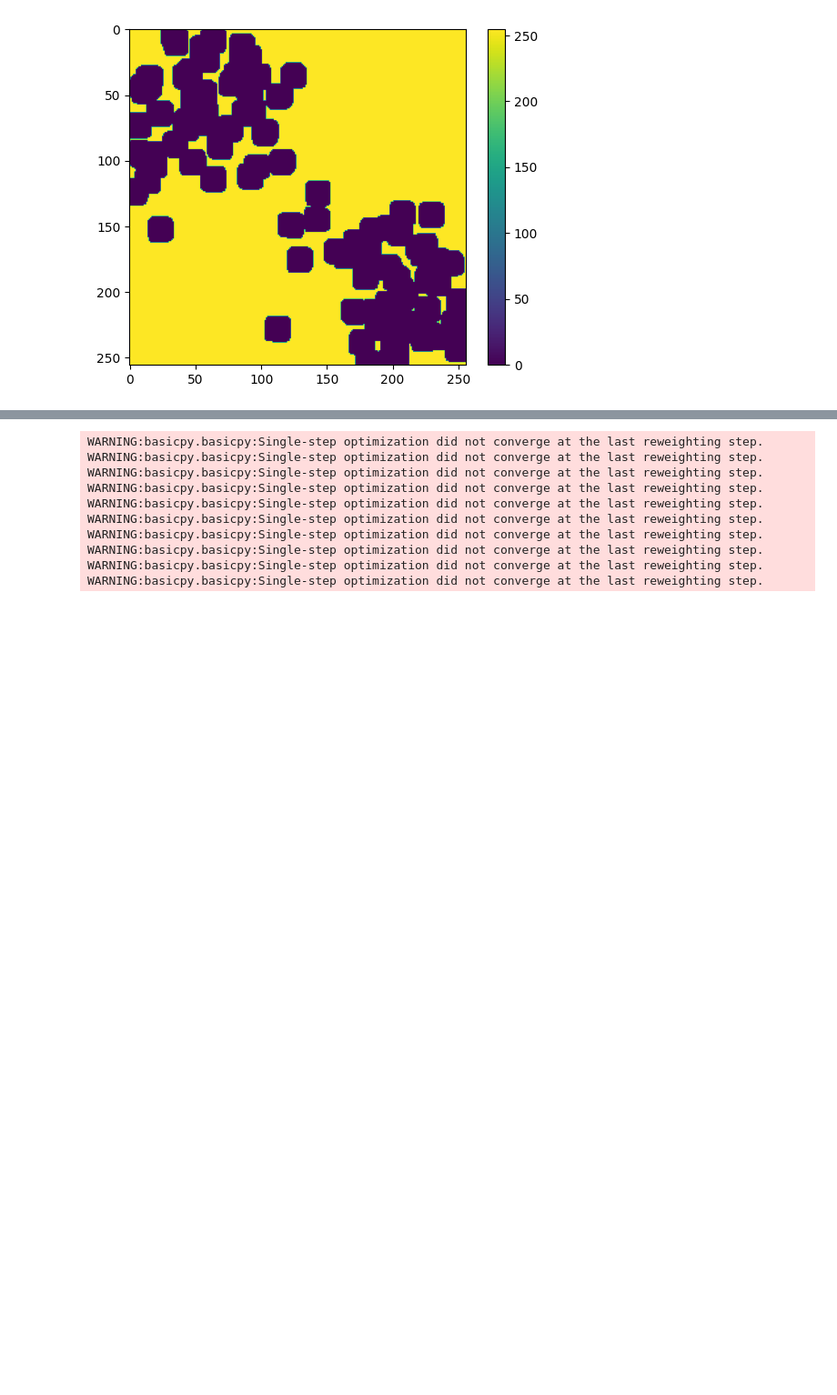
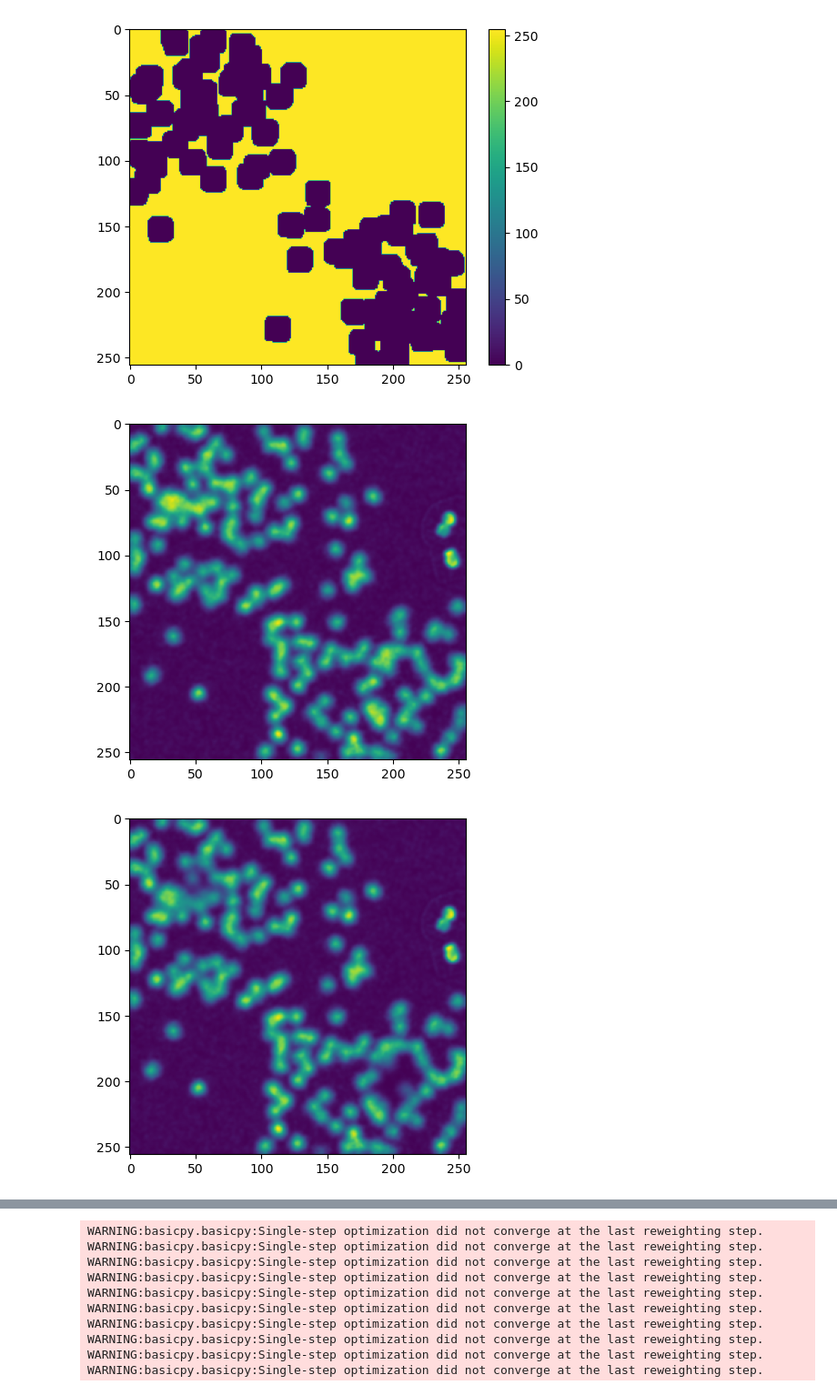
Before and after one commit to yfukai/BaSiCpy, a Jupyter notebook: misc_notebooks/analysis_for_publication/simulated_cells/002_benchmark.ipynb, the cells around one changed output, grey strips where cells are left out. Shown at 91% size. Saved outputs shown, nothing was run; the diff lists cells and outputs as text; code cells hidden in the pictures; blank space fills up the shorter version.

```diff
--- a/misc_notebooks/analysis_for_publication/simulated_cells/002_benchmark.ipynb
+++ b/misc_notebooks/analysis_for_publication/simulated_cells/002_benchmark.ipynb
@@ -132,33 +134,38 @@ for channel_index in [nuc_channel_idx, cyto_channel_idx][:]:
     for fitting_mode, sort_intensity, use_weight in tqdm(conds0):
         np.random.seed(1135 + channel_index * 50000)
         p = {
-            "smoothness_flatfield": 0.1,
+            "smoothness_flatfield": 0.05,
             "fitting_mode": fitting_mode,
             "sort_intensity": sort_intensity,
         }
         p2 = p.copy()
         p2.update(
             {
                 "channel_index": channel_index,
                 "use_weight": use_weight,
             }
         )
         b = BaSiC(**p, get_darkfield=False)
         im = images_distorted_wo_darkfield[channel_index]
         im = add_noise(im)
         w = weights[channel_index] if use_weight else None
 
         b.fit(im, fitting_weight=w)
         transformed_image = b.transform(im, timelapse=True)
+        plt.imshow(transformed_image[-1])
+        plt.show()
         vmin, vmax = np.quantile(transformed_image, [histogram_qmin, histogram_qmax])
         entropy_vmin = vmin_factor * vmin
         val_range = (vmax - vmin * vmin_factor) * vrange_factor
         p2["val_range"] = val_range
         parameters.append(p2)
 
 val_ranges_df = pd.DataFrame.from_records(parameters).set_index(
     ["channel_index", "fitting_mode", "sort_intensity", "use_weight"]
 )
 val_ranges_df.to_csv(
-    path.join(file_path, f"wo_darkfield_val_ranges_channel_{channel_index}.csv")
+    path.join(file_path, f"wo_darkfield_val_ranges.csv")
 )
+# %% [output]
+[figure, added]
+[figure, added]
```
Also changed, not shown: parts of 19 cells of this notebook, 14 other files.
